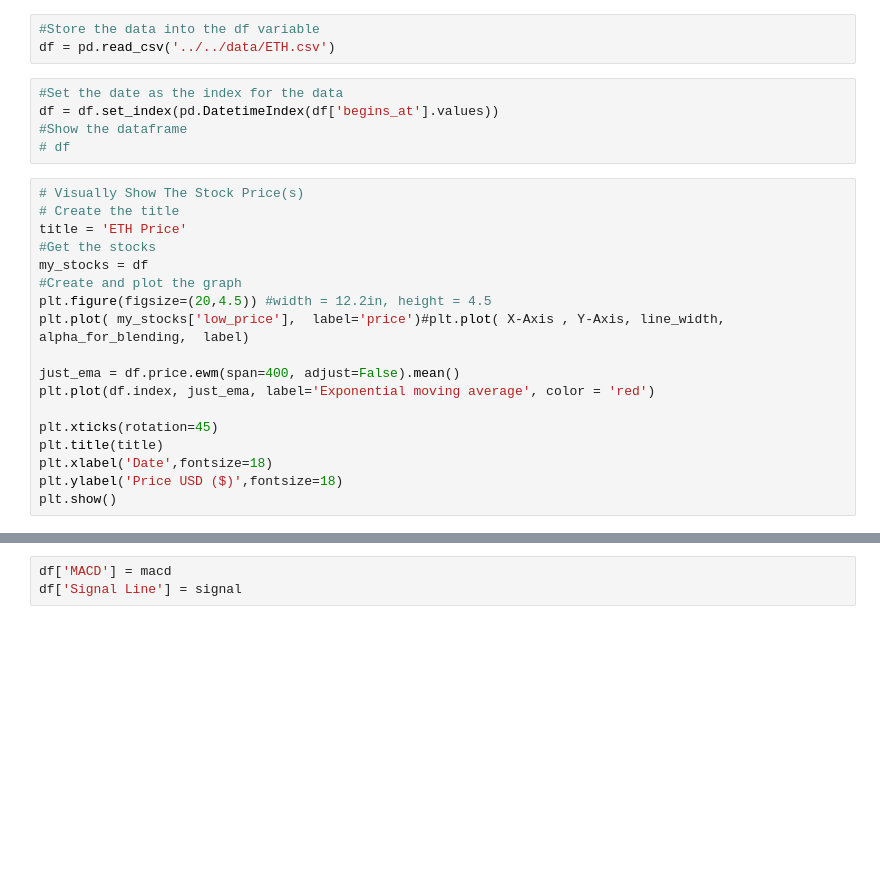
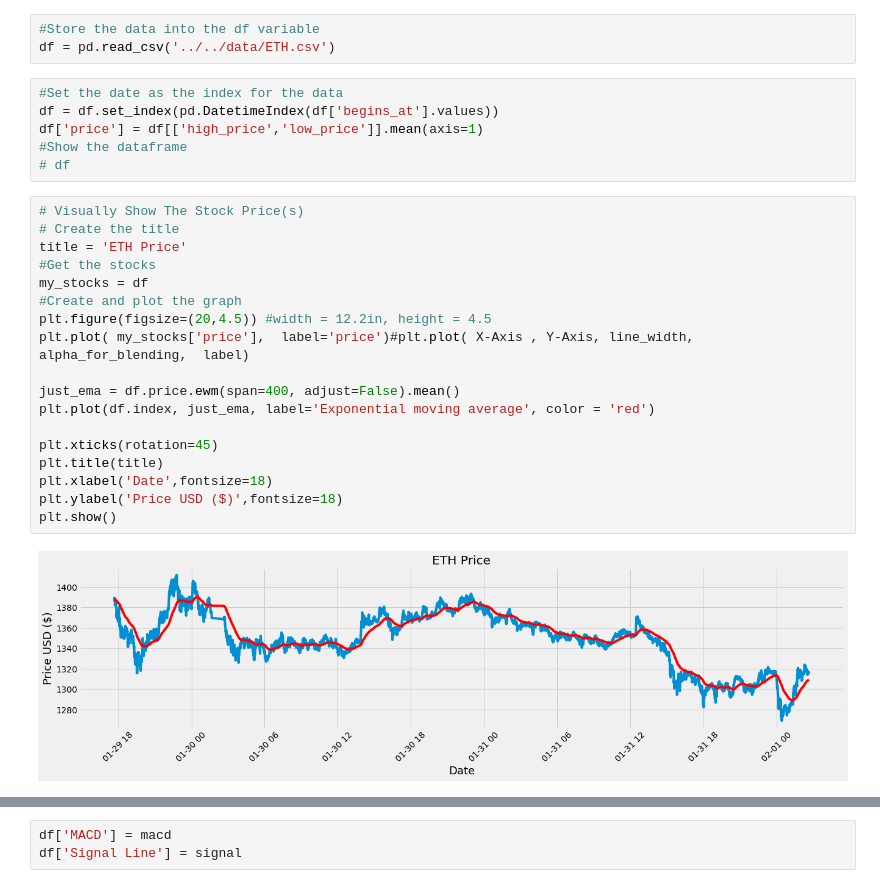
Before and after one commit to jsngalloway/night-trader, a Jupyter notebook: notebooks/macd_based/backwards_macd.ipynb, the cells around one changed output, grey strips where cells are left out. Cells and saved outputs as stored; diff of their text form; blank space fills up the shorter version.

```diff
--- a/notebooks/macd_based/backwards_macd.ipynb
+++ b/notebooks/macd_based/backwards_macd.ipynb
@@ -11,26 +11,29 @@ df = pd.read_csv('../../data/ETH.csv')
 # %%
 #Set the date as the index for the data
 df = df.set_index(pd.DatetimeIndex(df['begins_at'].values))
+df['price'] = df[['high_price','low_price']].mean(axis=1)
 #Show the dataframe
 # df
 # %%
 # Visually Show The Stock Price(s)
 # Create the title
 title = 'ETH Price'
 #Get the stocks
 my_stocks = df
 #Create and plot the graph
 plt.figure(figsize=(20,4.5)) #width = 12.2in, height = 4.5
-plt.plot( my_stocks['low_price'],  label='price')#plt.plot( X-Axis , Y-Axis, line_width, alpha_for_blending,  label)
+plt.plot( my_stocks['price'],  label='price')#plt.plot( X-Axis , Y-Axis, line_width, alpha_for_blending,  label)
 
 just_ema = df.price.ewm(span=400, adjust=False).mean()
 plt.plot(df.index, just_ema, label='Exponential moving average', color = 'red')
 
 plt.xticks(rotation=45)
 plt.title(title)
 plt.xlabel('Date',fontsize=18)
 plt.ylabel('Price USD ($)',fontsize=18)
 plt.show()
+# %% [output]
+[figure, added]
 # %%
 
 def createMacdAndSignalLines(macd_params, macd_multiplier):
```
Also changed, not shown: parts of 2 cells of this notebook, 1 other file.
